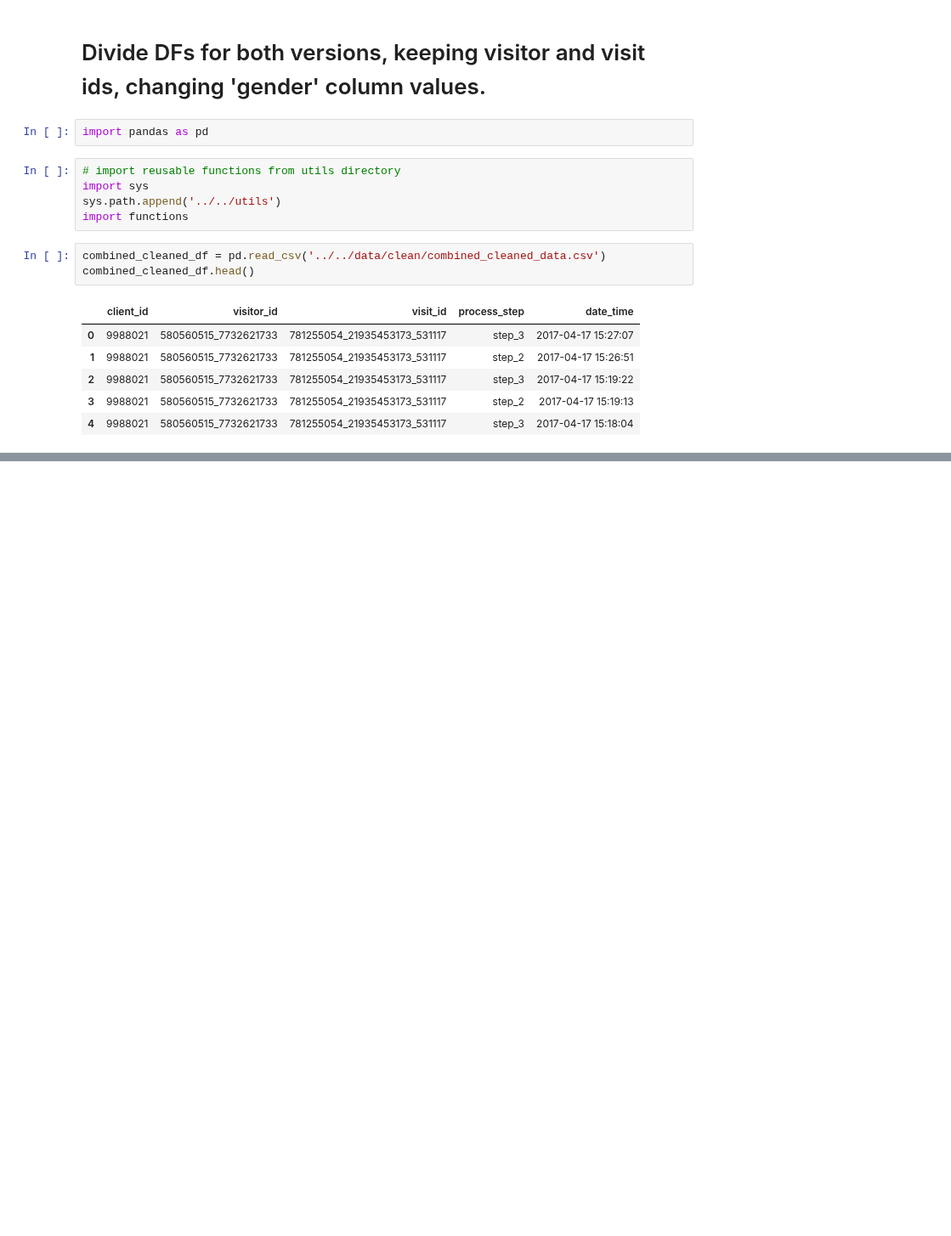
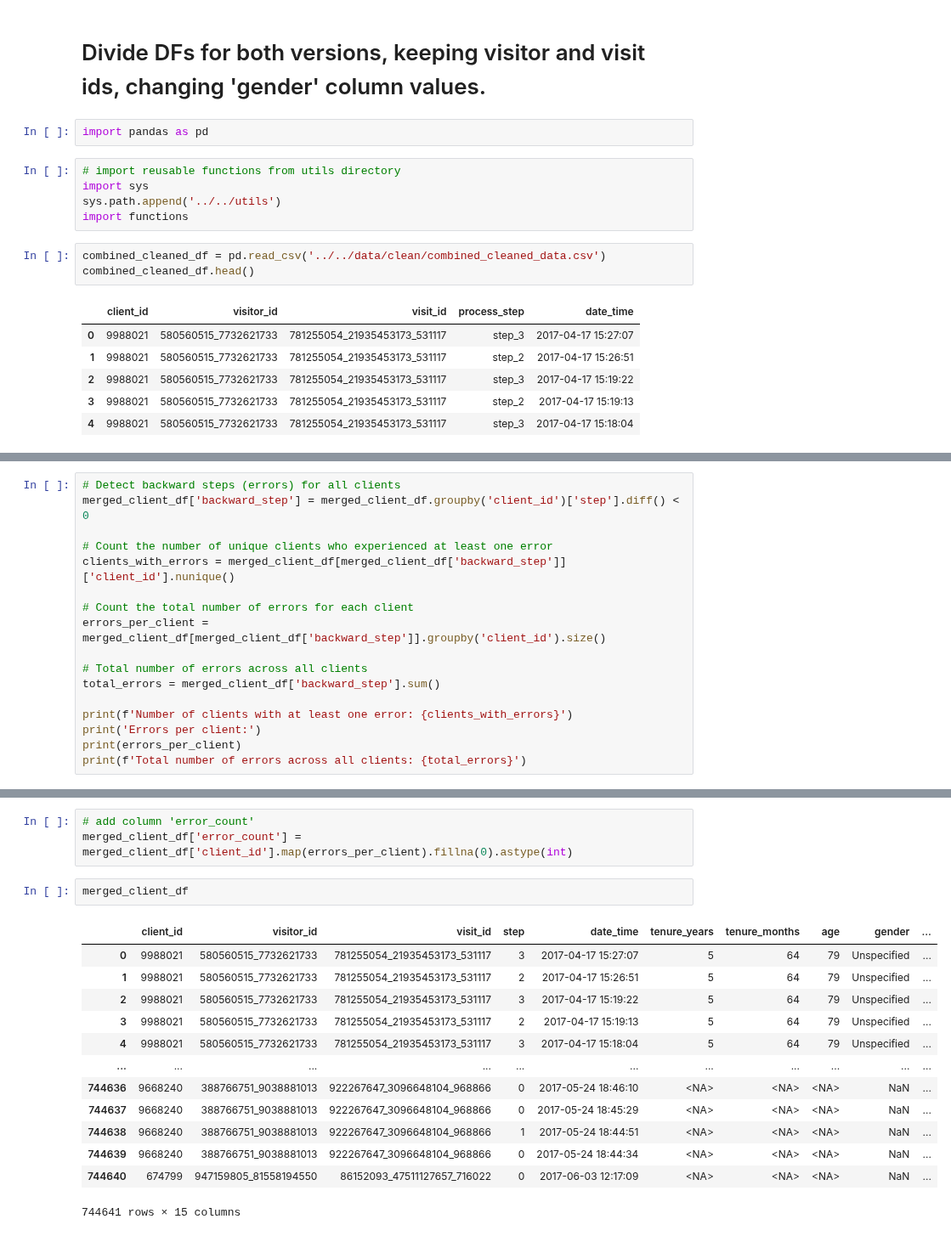
Before and after one commit to bruhu/vanguard-cx-project, a Jupyter notebook: notebooks/bru/divide_dfs.ipynb, the cells around one changed output, grey strips where cells are left out. Shown at 85% size. Drawn from its saved outputs; the diff is of its cells as text; blank space fills up the shorter version.

```diff
--- a/notebooks/bru/divide_dfs.ipynb
+++ b/notebooks/bru/divide_dfs.ipynb
@@ -77,0 +94,17 @@ merged_client_df
+# %%
+# Detect backward steps (errors) for all clients
+merged_client_df['backward_step'] = merged_client_df.groupby('client_id')['step'].diff() < 0
+
+# Count the number of unique clients who experienced at least one error
+clients_with_errors = merged_client_df[merged_client_df['backward_step']]['client_id'].nunique()
+
+# Count the total number of errors for each client
+errors_per_client = merged_client_df[merged_client_df['backward_step']].groupby('client_id').size()
+
+# Total number of errors across all clients
+total_errors = merged_client_df['backward_step'].sum()
+
+print(f'Number of clients with at least one error: {clients_with_errors}')
+print('Errors per client:')
+print(errors_per_client)
+print(f'Total number of errors across all clients: {total_errors}')
@@ -77,0 +128,19 @@ merged_client_df
+# %%
+# add column 'error_count'
+merged_client_df['error_count'] = merged_client_df['client_id'].map(errors_per_client).fillna(0).astype(int)
+# %%
+merged_client_df
+# %% [output]
+|  | client_id | visitor_id | visit_id | step | date_time | tenure_years | tenure_months | age | gender | ... |
+| 0 | 9988021 | 580560515_7732621733 | 781255054_21935453173_531117 | 3 | 2017-04-17 15:27:07 | 5 | 64 | 79 | Unspecified | ... |
+| 1 | 9988021 | 580560515_7732621733 | 781255054_21935453173_531117 | 2 | 2017-04-17 15:26:51 | 5 | 64 | 79 | Unspecified | ... |
+| 2 | 9988021 | 580560515_7732621733 | 781255054_21935453173_531117 | 3 | 2017-04-17 15:19:22 | 5 | 64 | 79 | Unspecified | ... |
+| 3 | 9988021 | 580560515_7732621733 | 781255054_21935453173_531117 | 2 | 2017-04-17 15:19:13 | 5 | 64 | 79 | Unspecified | ... |
+| 4 | 9988021 | 580560515_7732621733 | 781255054_21935453173_531117 | 3 | 2017-04-17 15:18:04 | 5 | 64 | 79 | Unspecified | ... |
+| ... | ... | ... | ... | ... | ... | ... | ... | ... | ... | ... |
+| 744636 | 9668240 | 388766751_9038881013 | 922267647_3096648104_968866 | 0 | 2017-05-24 18:46:10 | <NA> | <NA> | <NA> | NaN | ... |
+| 744637 | 9668240 | 388766751_9038881013 | 922267647_3096648104_968866 | 0 | 2017-05-24 18:45:29 | <NA> | <NA> | <NA> | NaN | ... |
+| 744638 | 9668240 | 388766751_9038881013 | 922267647_3096648104_968866 | 1 | 2017-05-24 18:44:51 | <NA> | <NA> | <NA> | NaN | ... |
+| 744639 | 9668240 | 388766751_9038881013 | 922267647_3096648104_968866 | 0 | 2017-05-24 18:44:34 | <NA> | <NA> | <NA> | NaN | ... |
+| 744640 | 674799 | 947159805_81558194550 | 86152093_47511127657_716022 | 0 | 2017-06-03 12:17:09 | <NA> | <NA> | <NA> | NaN | ... |
+744641 rows × 15 columns
```
Also changed, not shown: parts of 6 cells of this notebook, 1 other file.
